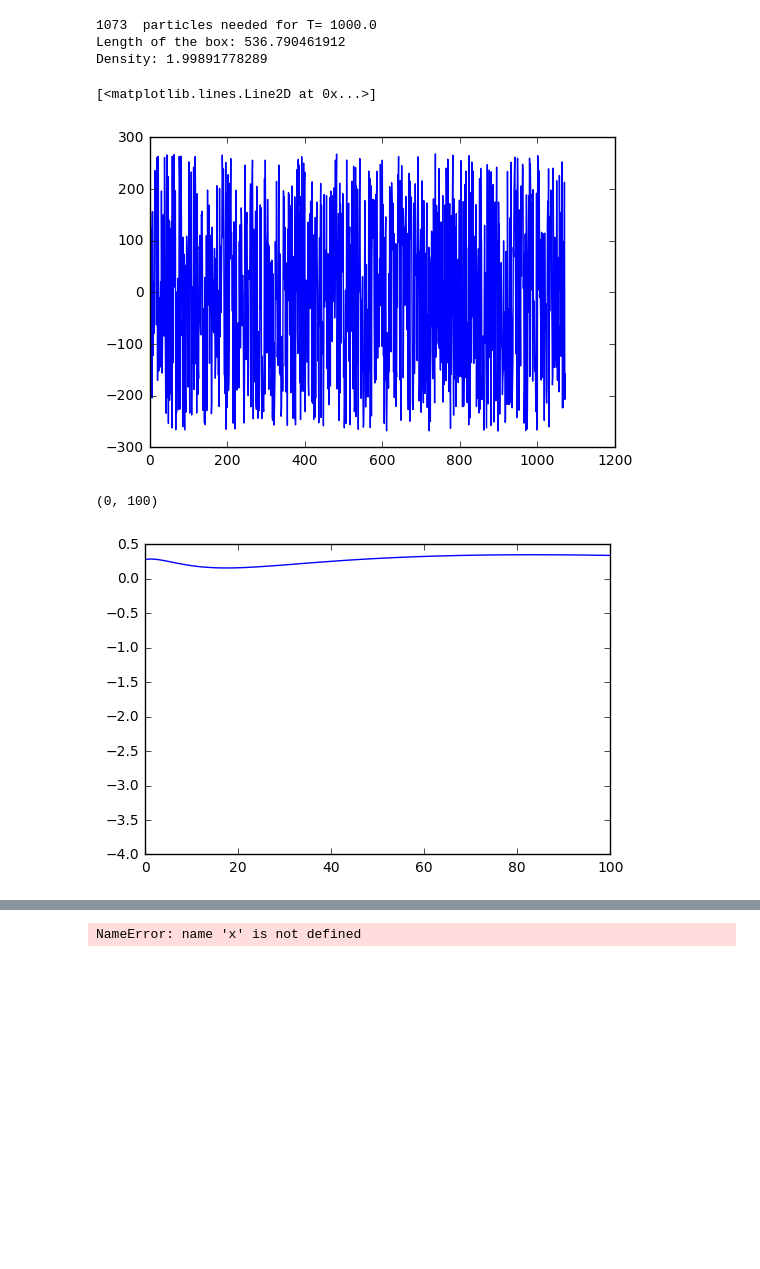
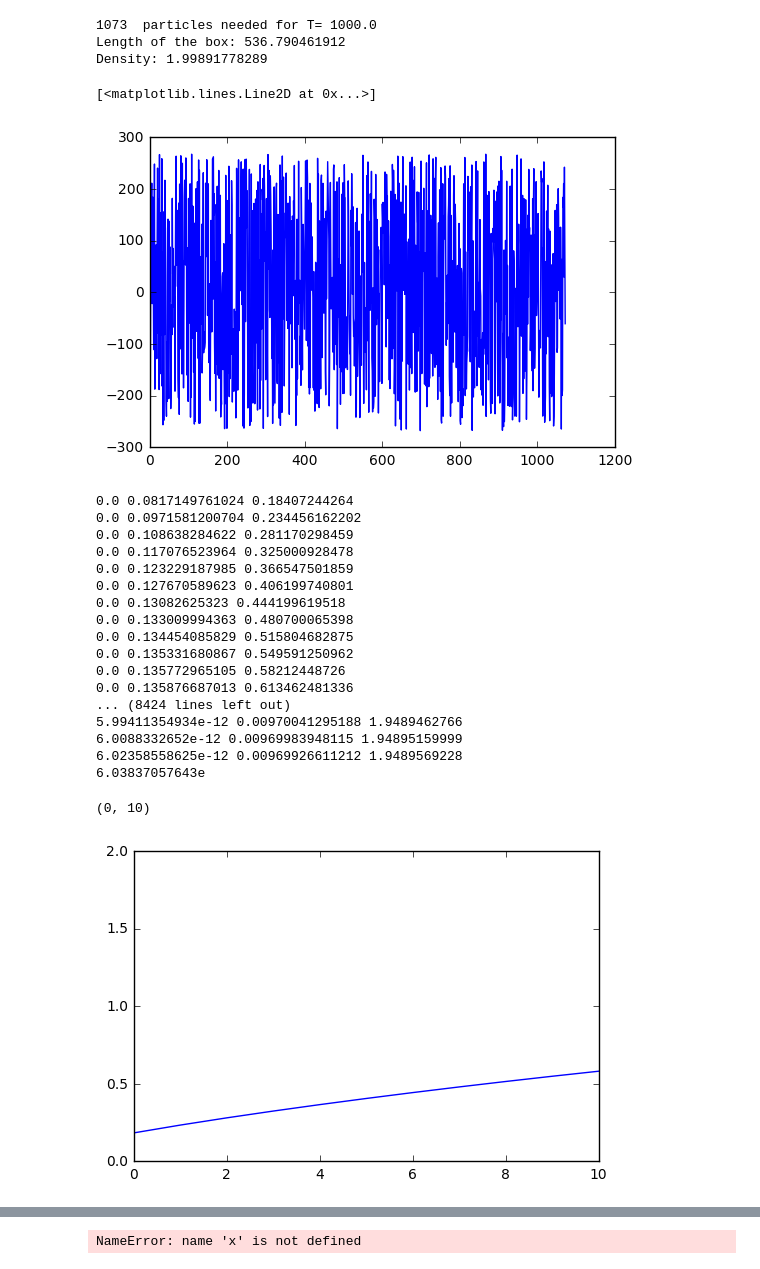
Before and after one commit to hstrey/FCS-simulations, a Jupyter notebook: FCS time series simulation.ipynb, the cells around one changed output, grey strips where cells are left out. Cells and saved outputs as stored; diff of their text form; code cells hidden in the pictures; blank space fills up the shorter version.

```diff
--- a/FCS time series simulation.ipynb
+++ b/FCS time series simulation.ipynb
@@ -9,8 +9,8 @@ dt = 0.1
 length = 10000
 T = dt*length
 D = 1.0
-density =2
-sigma = 1
+density =2.0
+sigma = 1.0
 # from these parameters we need to calculate over how much space
 # we need to place particles
 max_sig = np.sqrt(2*D*T+sigma**2)
@@ -19,6 +19,7 @@ N = int(density*2*L)
 print(N,' particles needed for T=',T)
 print('Length of the box:',2*L)
 print('Density:',N/2/L)
+act_density = N/2/L
 # %% [output]
 1073  particles needed for T= 1000.0
 Length of the box: 536.790461912
@@ -29,16 +30,33 @@ positions=2*L*np.random.random(size=(N,))-L
 plt.plot(positions)
 # %% [output]
 [<matplotlib.lines.Line2D at 0x...>]
-[figure, old version]
+[figure, new version]
 # %%
 I = []
 for i in range(length):
-    intensities = 1.11*sigma/np.sqrt(2*np.pi)*np.exp(-positions**2/(2*(2*D*i*dt+sigma**2)))
-#    print(intensities.min(),intensities.max())
-    I.append(intensities.sum()-np.sqrt(2*D*i*dt+sigma**2)*density)
+    intensities = sigma/np.sqrt(2*np.pi)/np.sqrt(2*D*i*dt+sigma**2)*np.exp(-positions**2/(2*(2*D*i*dt+sigma**2)))
+    print(intensities.min(),intensities.max(),intensities.sum())
+    I.append(intensities.sum())
 I=np.array(I)
 plt.plot(I)
-plt.xlim((0,100))
+plt.xlim((0,10))
 # %% [output]
-(0, 100)
+0.0 0.0817149761024 0.18407244264
+0.0 0.0971581200704 0.234456162202
+0.0 0.108638284622 0.281170298459
+0.0 0.117076523964 0.325000928478
+0.0 0.123229187985 0.366547501859
+0.0 0.127670589623 0.406199740801
+0.0 0.13082625323 0.444199619518
+0.0 0.133009994363 0.480700065398
+0.0 0.134454085829 0.515804682875
+0.0 0.135331680867 0.549591250962
+0.0 0.135772965105 0.58212448726
+0.0 0.135876687013 0.613462481336
+... (8424 lines left out)
+5.99411354934e-12 0.00970041295188 1.9489462766
+6.0088332652e-12 0.00969983948115 1.94895159999
+6.02358558625e-12 0.00969926611212 1.9489569228
+6.03837057643e
+(0, 10)
-[figure, old version]
+[figure, new version]
```
Also changed, not shown: parts of 2 cells of this notebook, 3 other files.
